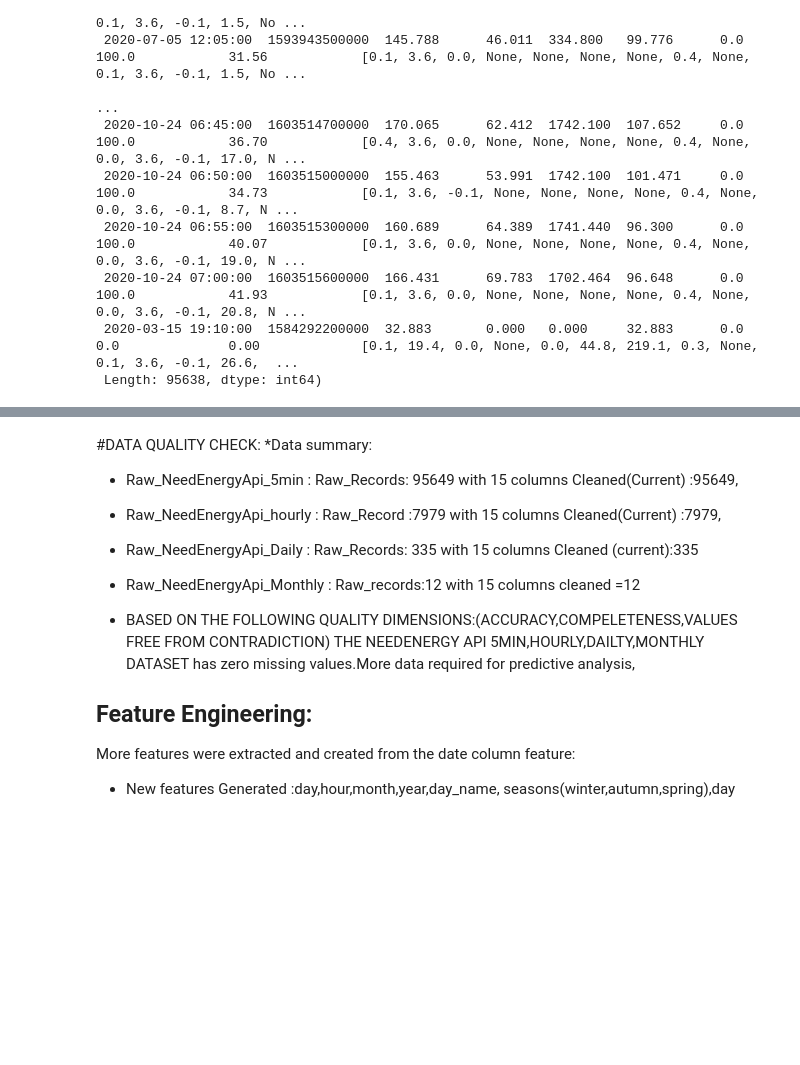
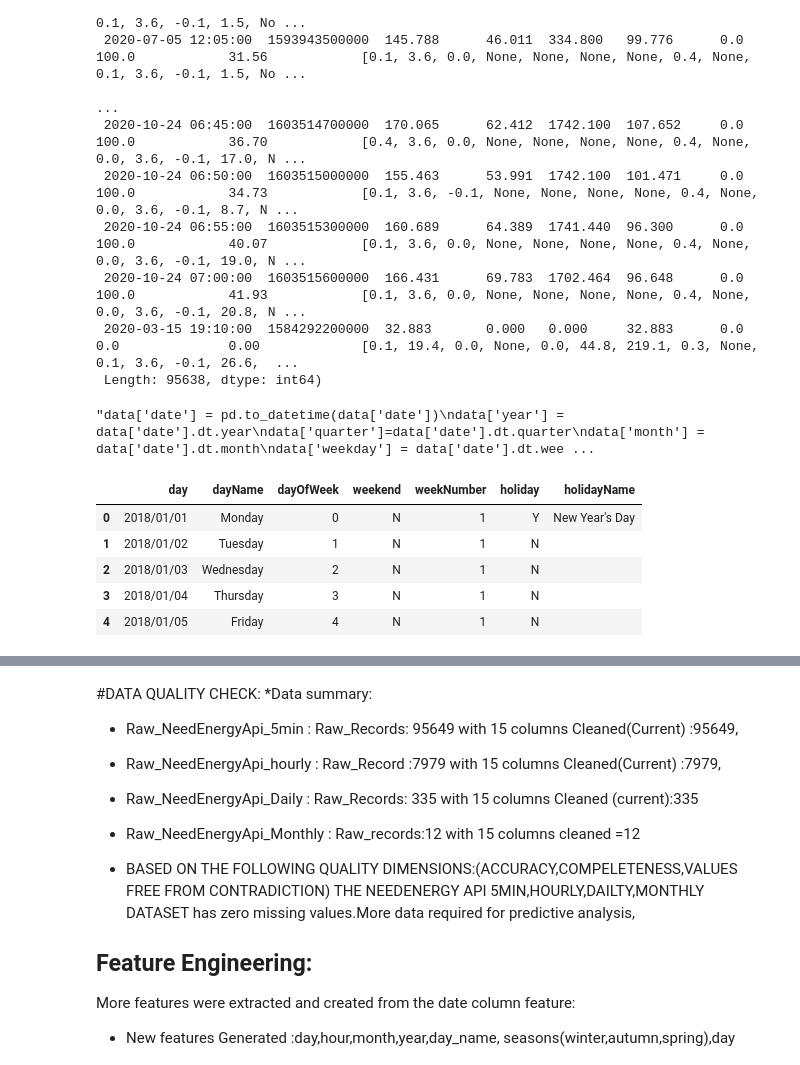
Before and after one commit to Ayanlola2002/DATA-SCIENCE-PROJECTS, a Jupyter notebook: NeedEnergyAPI_Data_Wrangling.ipynb, the cells around one changed output, grey strips where cells are left out. Cells and saved outputs as stored; diff of their text form; code cells hidden in the pictures; blank space fills up the shorter version.

```diff
--- a/NeedEnergyAPI_Data_Wrangling.ipynb
+++ b/NeedEnergyAPI_Data_Wrangling.ipynb
@@ -16,7 +16,7 @@ df_5min=pd.read_csv('/content/drive/MyDrive/NEEDENERGY/data_five_min_id_47803.cs
 df_hourly=pd.read_csv('/content/drive/MyDrive/NEEDENERGY/data_hourly_id_47803.csv')
 df_daily=pd.read_csv('/content/drive/MyDrive/NEEDENERGY/data_daily_id_47803.csv')
 df_monthly=pd.read_csv('/content/drive/MyDrive/NEEDENERGY/data_monthly_id_47803.csv')
-df_public_holiday=
+df_public_holiday=pd.read_csv('/content/drive/MyDrive/NEEDENERGY/public_holidays_weekends_ZIM.csv')
 # %%
 ##Wrangling Helper Functions to Use
 """
@@ -378,7 +380,7 @@ df_5min[df_5min.consumption>0].value_counts().count(),df_5min[df_5min.consumptio
  2020-03-15 19:10:00  1584292200000  32.883       0.000   0.000     32.883      0.0         0.0              0.00             [0.1, 19.4, 0.0, None, 0.0, 44.8, 219.1, 0.3, None, 0.1, 3.6, -0.1, 26.6,  ...
  Length: 95638, dtype: int64)
 # %%
-data['date'] = pd.to_datetime(data['date'])
+'''data['date'] = pd.to_datetime(data['date'])
 data['year'] = data['date'].dt.year
 data['quarter']=data['date'].dt.quarter
 data['month'] = data['date'].dt.month
@@ -390,4 +392,15 @@ data['hour'] = data['date'].dt.hour
 data['minute'] =data['date'].dt.minute
 #data['Season']=data['month'].apply(do_year_season)
 data['season'] = data.date.map(do_season_of_date)
-data['day_section']=data['hour'].apply(do_day_sections)
+data['day_section']=data['hour'].apply(do_day_sections)'''
+# %% [output]
+"data['date'] = pd.to_datetime(data['date'])\ndata['year'] = data['date'].dt.year\ndata['quarter']=data['date'].dt.quarter\ndata['month'] = data['date'].dt.month\ndata['weekday'] = data['date'].dt.wee ...
+# %%
+df_public_holiday.head()
+# %% [output]
+|  | day | dayName | dayOfWeek | weekend | weekNumber | holiday | holidayName |
+| 0 | 2018/01/01 | Monday | 0 | N | 1 | Y | New Year's Day |
+| 1 | 2018/01/02 | Tuesday | 1 | N | 1 | N |  |
+| 2 | 2018/01/03 | Wednesday | 2 | N | 1 | N |  |
+| 3 | 2018/01/04 | Thursday | 3 | N | 1 | N |  |
+| 4 | 2018/01/05 | Friday | 4 | N | 1 | N |  |
```
Also changed, not shown: parts of 16 cells of this notebook.
